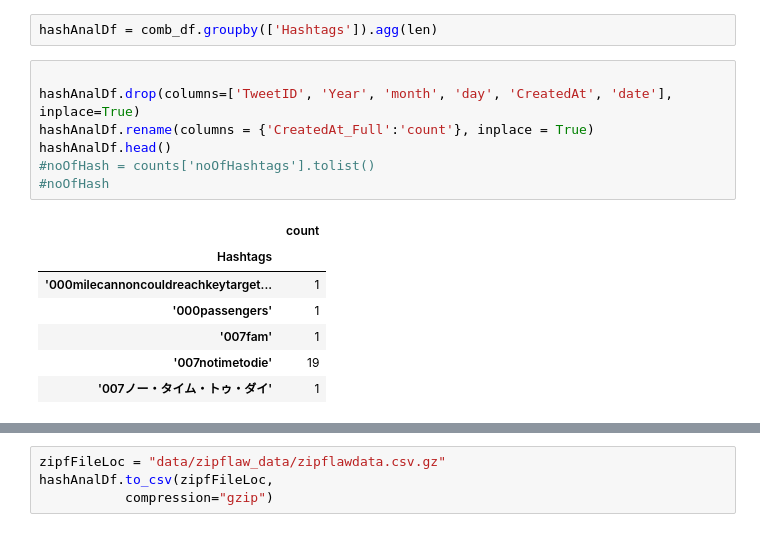
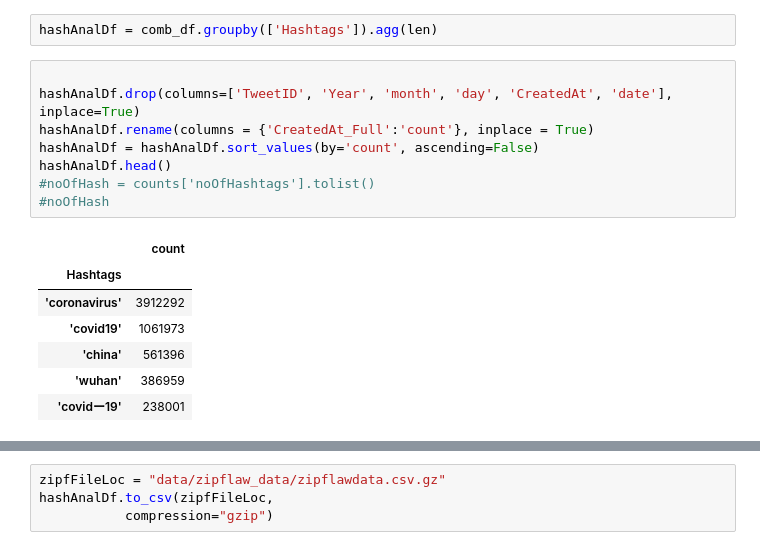
Before and after one commit to vedudx/TwitterSentimentAnalysis, a Jupyter notebook: figure1.ipynb, the cells around one changed output, grey strips where cells are left out. Cells and saved outputs as stored; diff of their text form.

```diff
--- a/figure1.ipynb
+++ b/figure1.ipynb
@@ -141,18 +148,19 @@ hashAnalDf = comb_df.groupby(['Hashtags']).agg(len)
 # %%
 
 hashAnalDf.drop(columns=['TweetID', 'Year', 'month', 'day', 'CreatedAt', 'date'], inplace=True)
 hashAnalDf.rename(columns = {'CreatedAt_Full':'count'}, inplace = True)
+hashAnalDf = hashAnalDf.sort_values(by='count', ascending=False)
 hashAnalDf.head()
 #noOfHash = counts['noOfHashtags'].tolist()
 #noOfHash
 # %% [output]
 |  | count |
 | Hashtags |  |
-| '000milecannoncouldreachkeytarget... | 1 |
-| '000passengers' | 1 |
-| '007fam' | 1 |
-| '007notimetodie' | 19 |
-| '007ノー・タイム・トゥ・ダイ' | 1 |
+| 'coronavirus' | 3912292 |
+| 'covid19' | 1061973 |
+| 'china' | 561396 |
+| 'wuhan' | 386959 |
+| 'covidー19' | 238001 |
 # %%
 import os
 path = "data/zipflaw_data"
```
Also changed, not shown: parts of 2 cells of this notebook, 1 other file.
